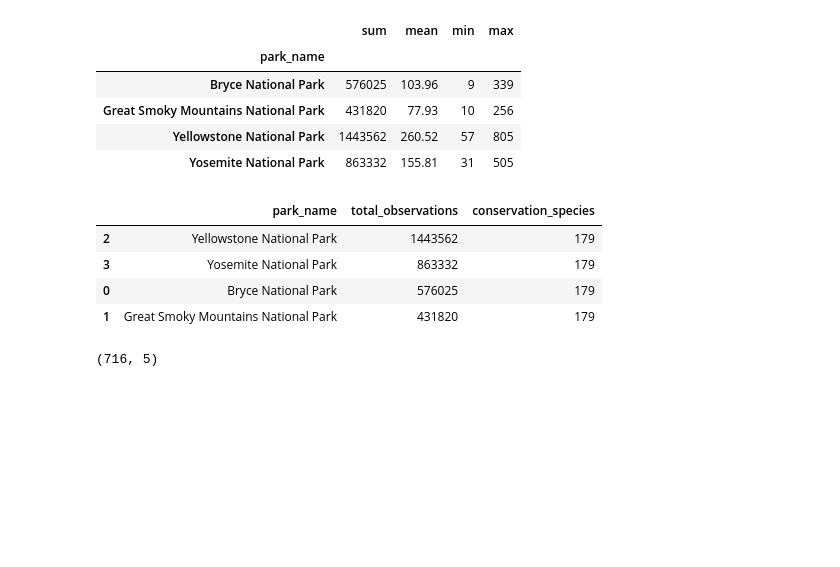
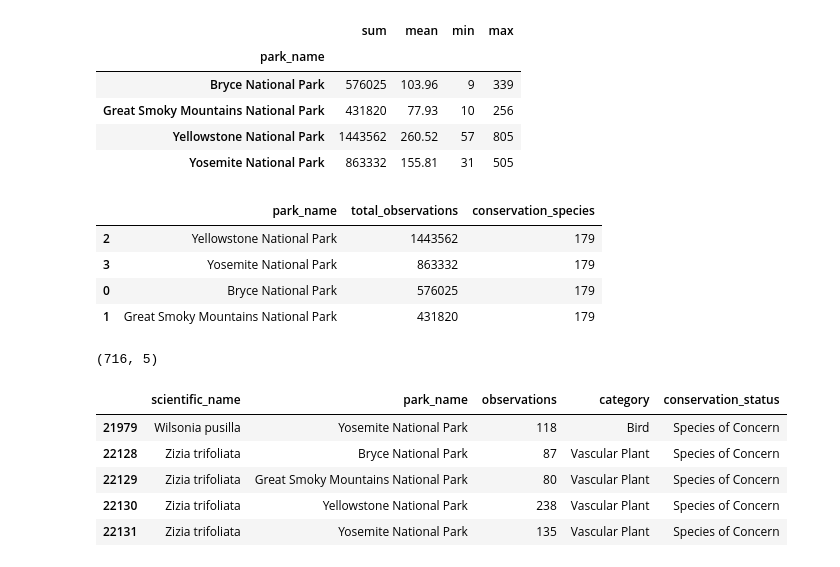
Before and after one commit to 7086600/biodiversity_project, a Jupyter notebook: biodiversity.ipynb, the cells around one changed output. Cells and saved outputs as stored; diff of their text form; code cells hidden in the pictures; blank space fills up the shorter version.

```diff
--- a/biodiversity.ipynb
+++ b/biodiversity.ipynb
@@ -484,3 +484,12 @@ conservation_species = df.loc[df['conservation_status'].notna(), :]
 conservation_species.shape
 # %% [output]
 (716, 5)
+# %%
+conservation_species.tail()
+# %% [output]
+|  | scientific_name | park_name | observations | category | conservation_status |
+| 21979 | Wilsonia pusilla | Yosemite National Park | 118 | Bird | Species of Concern |
+| 22128 | Zizia trifoliata | Bryce National Park | 87 | Vascular Plant | Species of Concern |
+| 22129 | Zizia trifoliata | Great Smoky Mountains National Park | 80 | Vascular Plant | Species of Concern |
+| 22130 | Zizia trifoliata | Yellowstone National Park | 238 | Vascular Plant | Species of Concern |
+| 22131 | Zizia trifoliata | Yosemite National Park | 135 | Vascular Plant | Species of Concern |
```
Also changed, not shown: parts of 4 cells of this notebook.
